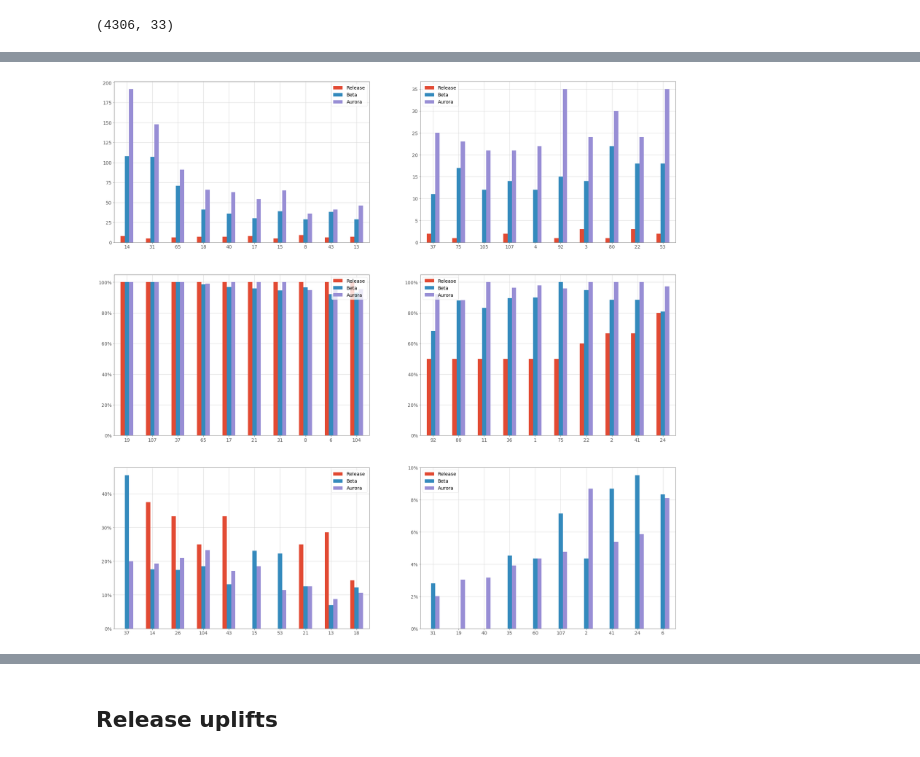
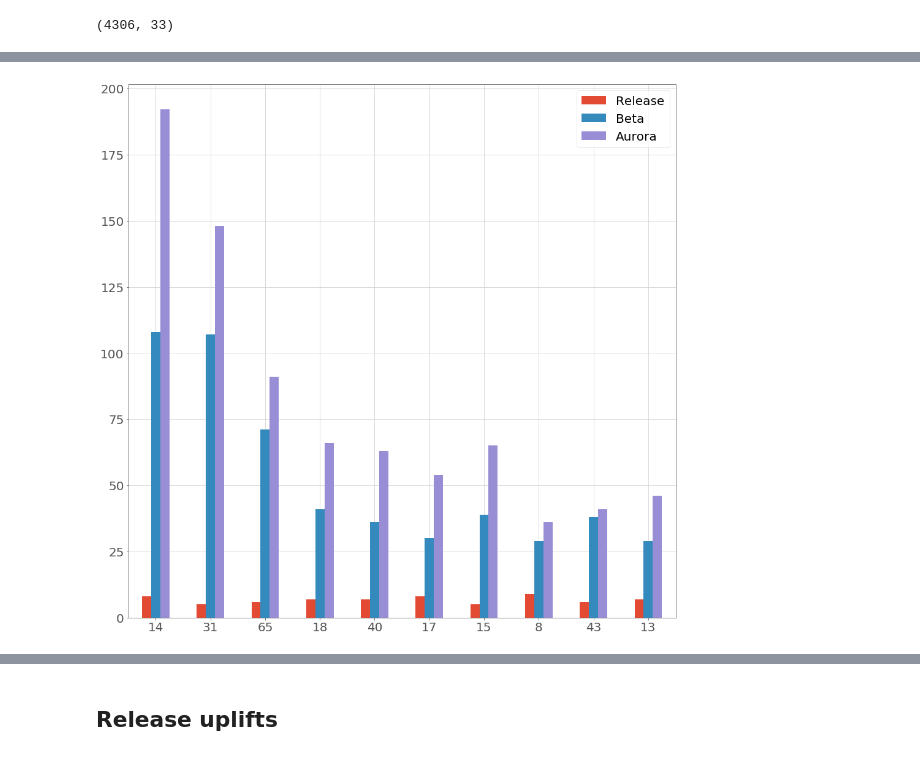
Before and after one commit to marco-c/uplift-analysis, a Jupyter notebook: plots/Plots.ipynb, the cells around one changed output, grey strips where cells are left out. Saved outputs shown, nothing was run; the diff lists cells and outputs as text; code cells hidden in the pictures.

```diff
--- a/plots/Plots.ipynb
+++ b/plots/Plots.ipynb
@@ -10,7 +10,7 @@ plt.style.use('ggplot')
 plt.rcParams['axes.facecolor'] = 'white'
 plt.rcParams['axes.edgecolor'] = 'grey'
 plt.rcParams['grid.color'] = 'lightgrey'
-plt.rcParams['font.size'] = 14
+plt.rcParams['font.size'] = 20
 # %%
 df_basic_release = pd.read_csv('../independent_metrics/basic_release.csv', index_col='bug_id')
 df_basic_beta = pd.read_csv('../independent_metrics/basic_beta.csv', index_col='bug_id')
@@ -199,16 +219,4 @@ fig.savefig('per_component.pdf', format='pdf', bbox_inches='tight')
 # %%
-fig = plt.figure(figsize=(30,30))
-ax1 = fig.add_subplot(321)
-ax2 = fig.add_subplot(322)
-ax3 = fig.add_subplot(323)
-ax3.yaxis.set_major_formatter(mtick.FuncFormatter(lambda y, _: '{:.0%}'.format(y)))
-ax4 = fig.add_subplot(324)
-ax4.yaxis.set_major_formatter(mtick.FuncFormatter(lambda y, _: '{:.0%}'.format(y)))
-ax5 = fig.add_subplot(325)
-ax5.yaxis.set_major_formatter(mtick.FuncFormatter(lambda y, _: '{:.0%}'.format(y)))
-ax6 = fig.add_subplot(326)
-ax6.yaxis.set_major_formatter(mtick.FuncFormatter(lambda y, _: '{:.0%}'.format(y)))
-
 res1 = df_release[df_release['uplift_accepted'] == True].bug_assignee.value_counts()
 res1.name = 'release'
 res2 = df_beta[df_beta['uplift_accepted'] == True].bug_assignee.value_counts()
@@ -230,69 +238,94 @@ res = res[(res.release_requests > 1) & (res.beta_requests > 10) & (res.aurora_re
 res['rate_sort_val'] = res.apply(lambda x: np.nanmean([x['release_rate'], x['beta_rate'], x['aurora_rate']]), axis=1)
 res['total_sort_val'] = res.apply(lambda x: np.nanmean([10 * x['release'], 2 * x['beta'], x['aurora']]), axis=1)
 
-# People with the highest number of patches uplifted.
+# bug_assignees where the highest number of patches are uplifted.
+fig = plt.figure(figsize=(16,16))
+ax = fig.add_subplot(111)
 res\
 .sort_values(['total_sort_val', 'release', 'beta', 'aurora'], ascending=False)[['release', 'beta', 'aurora']]\
 .rename(index=str, columns={'release': 'Release', 'beta': 'Beta', 'aurora': 'Aurora'})\
-.iloc[range(0,10)].plot(kind='bar', ax=ax1)
+.iloc[range(0,10)].plot(kind='bar', ax=ax)
+plt.xticks(rotation=0)
+plt.show()
+fig.savefig('per_bug_assignee_a.pdf', format='pdf', bbox_inches='tight')
 
-# People with the least number of patches uplifted.
+# bug_assignees where the least number of patches are uplifted.
+fig = plt.figure(figsize=(16,16))
+ax = fig.add_subplot(111)
 res\
 .sort_values(['total_sort_val', 'release', 'beta', 'aurora'], ascending=[True, False, False, False])[['release', 'beta', 'aurora']]\
 .rename(index=str, columns={'release': 'Release', 'beta': 'Beta', 'aurora': 'Aurora'})\
-.iloc[range(0,10)].plot(kind='bar', ax=ax2)
+.iloc[range(0,10)].plot(kind='bar', ax=ax)
+plt.xticks(rotation=0)
+plt.show()
+fig.savefig('per_bug_assignee_b.pdf', format='pdf', bbox_inches='tight')
 
-# People whose acceptance rate is higher.
+# bug_assignees where the acceptance rate is higher.
+fig = plt.figure(figsize=(16,16))
+ax = fig.add_subplot(111)
+ax.yaxis.set_major_formatter(mtick.FuncFormatter(lambda y, _: '{:.0%}'.format(y)))
 res\
 .sort_values(['rate_sort_val', 'release_requests', 'beta_requests', 'aurora_requests'], ascending=False)[['release_rate', 'beta_rate', 'aurora_rate']]\
 .rename(index=str, columns={'release_rate': 'Release', 'beta_rate': 'Beta', 'aurora_rate': 'Aurora'})\
-.iloc[range(0,10)].plot(kind='bar', ax=ax3)
+.iloc[range(0,10)].plot(kind='bar', ax=ax)
+plt.xticks(rotation=0)
+plt.show()
+fig.savefig('per_bug_assignee_c.pdf', format='pdf', bbox_inches='tight')
 
-# People whose acceptance rate is lower.
+# bug_assignees where the acceptance rate is lower.
+fig = plt.figure(figsize=(16,16))
+ax = fig.add_subplot(111)
+ax.yaxis.set_major_formatter(mtick.FuncFormatter(lambda y, _: '{:.0%}'.format(y)))
 res\
 .sort_values(['rate_sort_val', 'release_requests', 'beta_requests', 'aurora_requests'], ascending=[True, False, False, False])[['release_rate', 'beta_rate', 'aurora_rate']]\
 .rename(index=str, columns={'release_rate': 'Release', 'beta_rate': 'Beta', 'aurora_rate': 'Aurora'})\
-.iloc[range(0,10)].plot(kind='bar', ax=ax4)
+.iloc[range(0,10)].plot(kind='bar', ax=ax)
+plt.xticks(rotation=0)
+plt.show()
+fig.savefig('per_bug_assignee_d.pdf', format='pdf', bbox_inches='tight')
 
 res1 = df_release_accepted[df_release_accepted['error_inducing'] == True].bug_assignee.value_counts()
 res1.name = 'release'
 res2 = df_beta_accepted[df_beta_accepted['error_inducing'] == True].bug_assignee.value_counts()
 res2.name = 'beta'
 res3 = df_aurora_accepted[df_aurora_accepted['error_inducing'] == True].bug_assignee.value_counts()
 res3.name = 'aurora'
 
 res = pd.concat([res1, res2, res3], axis=1)
 
 res['release_accepted'] = df_release_accepted.bug_assignee.value_counts()
 res['beta_accepted'] = df_beta_accepted.bug_assignee.value_counts()
 res['aurora_accepted'] = df_aurora_accepted.bug_assignee.value_counts()
 res['release_rate'] = res['release'] / res['release_accepted']
 res['beta_rate'] = res['beta'] / res['beta_accepted']
 res['aurora_rate'] = res['aurora'] / res['aurora_accepted']
 
 res = res[(res.release_accepted > 1) & (res.beta_accepted > 10) & (res.aurora_accepted > 20)]
 
 res['rate_sort_val'] = res.apply(lambda x: np.nanmean([x['release_rate'], x['beta_rate'], x['aurora_rate']]), axis=1)
 
-# People whose error inducing rate is higher.
+# bug_assignees where the error inducing rate is higher.
+fig = plt.figure(figsize=(16,16))
+ax = fig.add_subplot(111)
+ax.yaxis.set_major_formatter(mtick.FuncFormatter(lambda y, _: '{:.0%}'.format(y)))
 res\
 .sort_values(['rate_sort_val', 'release_accepted', 'beta_accepted', 'aurora_accepted'], ascending=False)[['release_rate', 'beta_rate', 'aurora_rate']]\
 .rename(index=str, columns={'release_rate': 'Release', 'beta_rate': 'Beta', 'aurora_rate': 'Aurora'})\
-.iloc[range(0,10)].plot(kind='bar', ax=ax5)
+.iloc[range(0,10)].plot(kind='bar', ax=ax)
+plt.xticks(rotation=0)
+plt.show()
+fig.savefig('per_bug_assignee_e.pdf', format='pdf', bbox_inches='tight')
 
-# People whose error inducing rate is lower.
+# bug_assignees where the error inducing rate is lower.
+fig = plt.figure(figsize=(16,16))
+ax = fig.add_subplot(111)
+ax.yaxis.set_major_formatter(mtick.FuncFormatter(lambda y, _: '{:.0%}'.format(y)))
 res\
 .sort_values(['rate_sort_val', 'release_accepted', 'beta_accepted', 'aurora_accepted'], ascending=[True, False, False, False])[['release_rate', 'beta_rate', 'aurora_rate']]\
 .rename(index=str, columns={'release_rate': 'Release', 'beta_rate': 'Beta', 'aurora_rate': 'Aurora'})\
-.iloc[range(0,10)].plot(kind='bar', ax=ax6)
-
-plt.setp(ax1.xaxis.get_majorticklabels(), rotation=0)
-plt.setp(ax2.xaxis.get_majorticklabels(), rotation=0)
-plt.setp(ax3.xaxis.get_majorticklabels(), rotation=0)
-plt.setp(ax4.xaxis.get_majorticklabels(), rotation=0)
-plt.setp(ax5.xaxis.get_majorticklabels(), rotation=0)
-plt.setp(ax6.xaxis.get_majorticklabels(), rotation=0)
+.iloc[range(0,10)].plot(kind='bar', ax=ax)
+plt.xticks(rotation=0)
 plt.show()
-fig.savefig('per_assignee.pdf', format='pdf', bbox_inches='tight')
+fig.savefig('per_bug_assignee_f.pdf', format='pdf', bbox_inches='tight')
 # %% [output]
-[figure, old version]
+[figure, new version]
```
Also changed, not shown: parts of 23 cells of this notebook.
